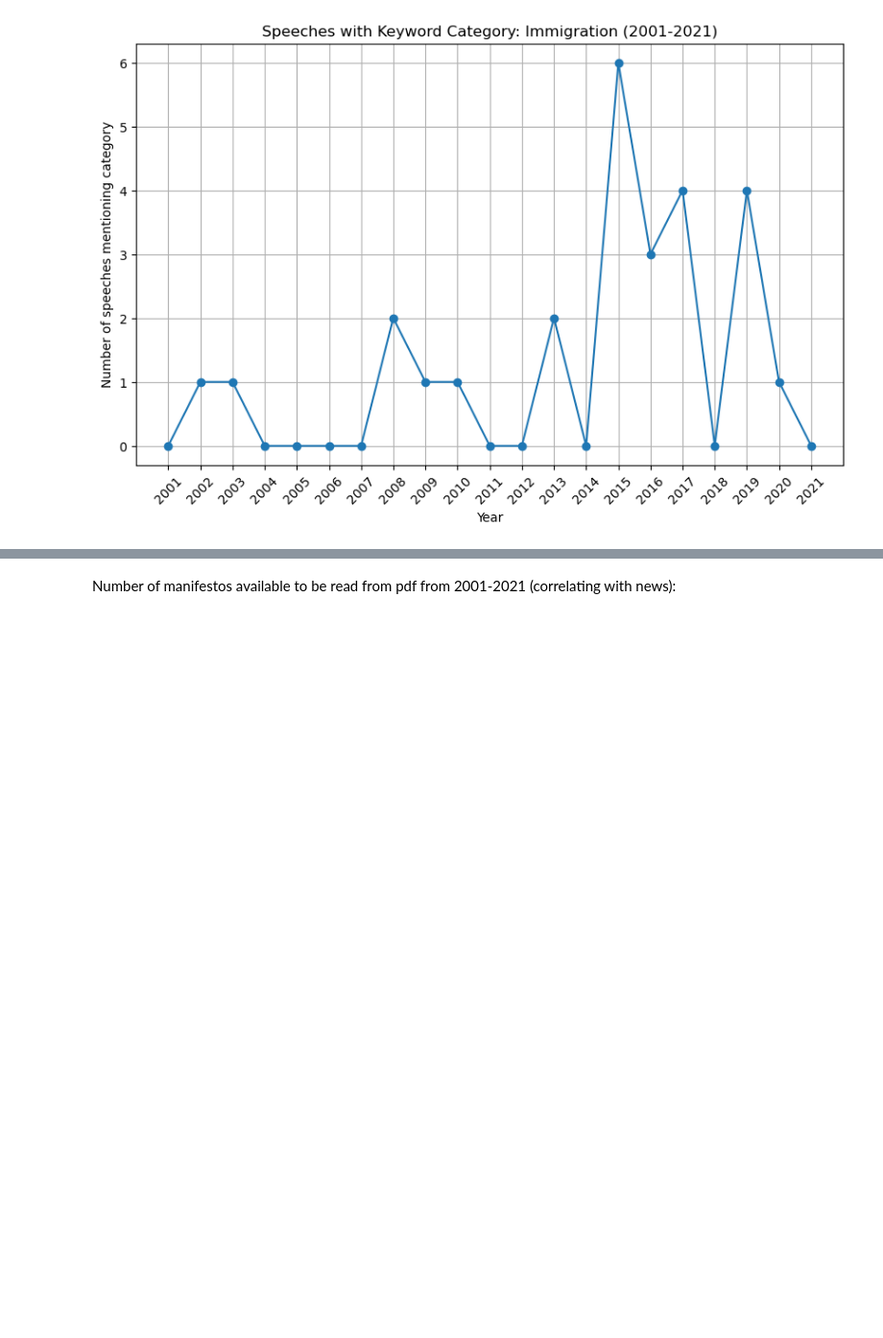
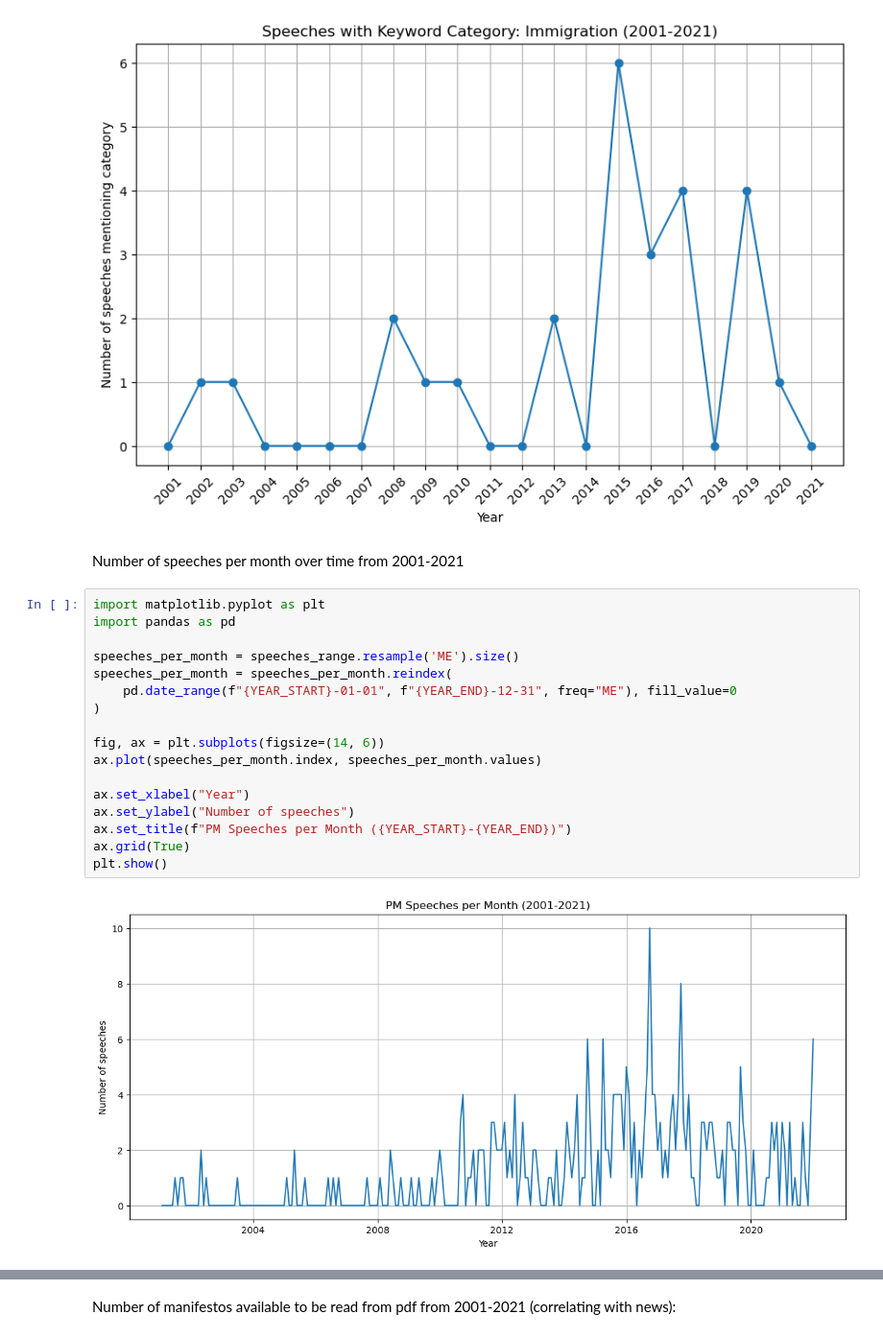
Before and after one commit to ninaudagawa/Media-Politics, a Jupyter notebook: project/notebooks/speeches_keywords_AILIE.ipynb, the cells around one changed output, grey strips where cells are left out. Shown at 96% size. Saved outputs shown, nothing was run; the diff lists cells and outputs as text; blank space fills up the shorter version.

Commit message:
Visualizations for most common keywords
Visualizations for most common keywords

```diff
--- a/project/notebooks/speeches_keywords_AILIE.ipynb
+++ b/project/notebooks/speeches_keywords_AILIE.ipynb
@@ -556,3 +556,24 @@ for category, keywords in categories.items():
 [figure]
 [figure]
 [figure]
+# %% [markdown]
+Number of speeches per month over time from 2001-2021
+# %%
+import matplotlib.pyplot as plt
+import pandas as pd
+
+speeches_per_month = speeches_range.resample('ME').size()
+speeches_per_month = speeches_per_month.reindex(
+    pd.date_range(f"{YEAR_START}-01-01", f"{YEAR_END}-12-31", freq="ME"), fill_value=0
+)
+
+fig, ax = plt.subplots(figsize=(14, 6))
+ax.plot(speeches_per_month.index, speeches_per_month.values)
+
+ax.set_xlabel("Year")
+ax.set_ylabel("Number of speeches")
+ax.set_title(f"PM Speeches per Month ({YEAR_START}-{YEAR_END})")
+ax.grid(True)
+plt.show()
+# %% [output]
+[figure, added]
```
Also changed, not shown: parts of 6 cells of this notebook.
